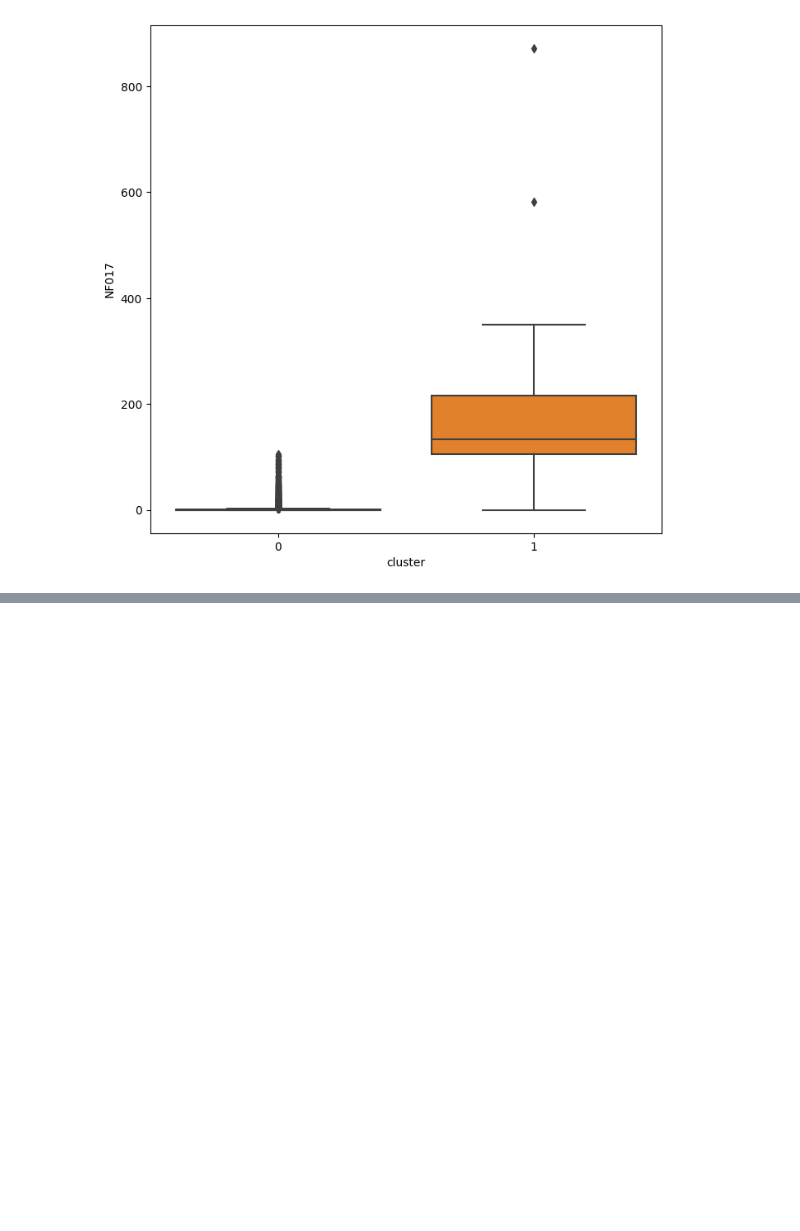
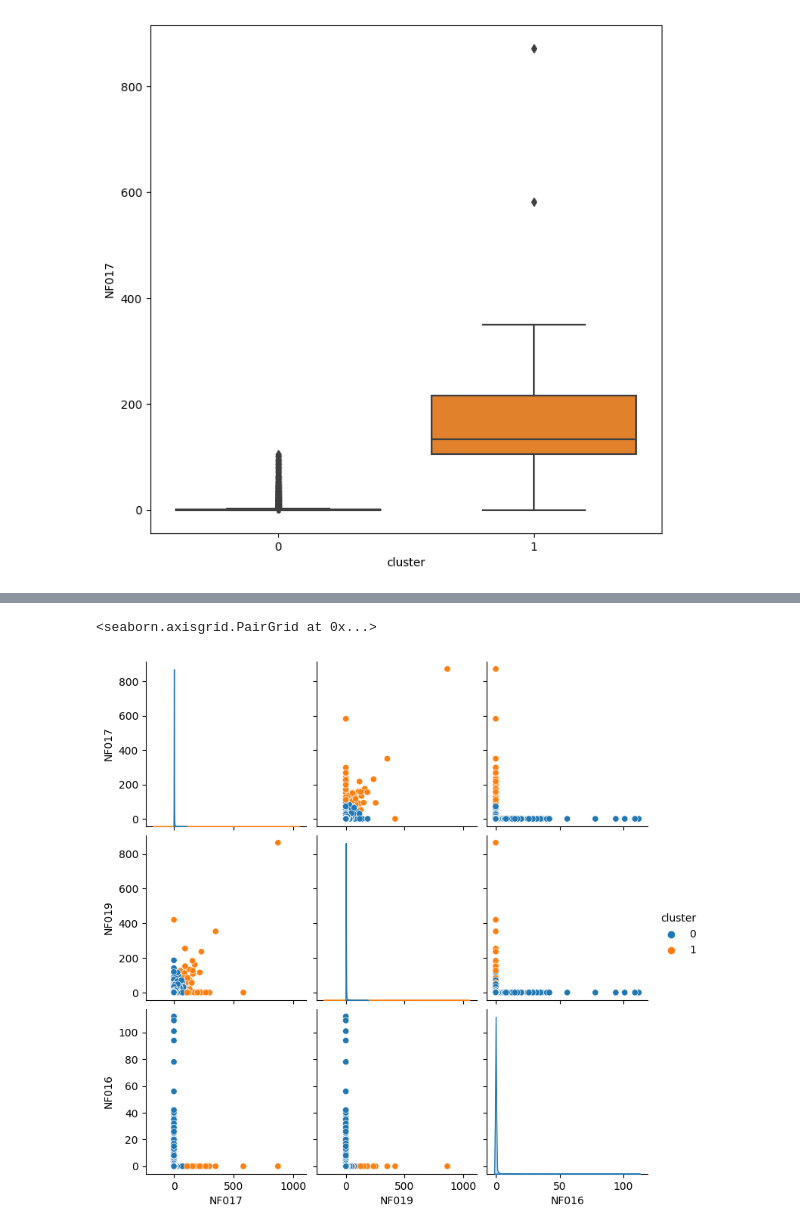
Before and after one commit to Sergio55Veliz/Sercop-DataScience, a Jupyter notebook: clustering.ipynb, the cells around one changed output, grey strips where cells are left out. Cells and saved outputs as stored; diff of their text form; code cells hidden in the pictures; blank space fills up the shorter version.

```diff
--- a/clustering.ipynb
+++ b/clustering.ipynb
@@ -329,0 +350,5 @@ sns.boxplot(data=df_clustering, x="cluster", y="NF017")
+# %%
+sns.pairplot(data=df_clustering, hue="cluster", palette="tab10")
+# %% [output]
+<seaborn.axisgrid.PairGrid at 0x...>
+[figure, added]
```
Also changed, not shown: parts of 6 cells of this notebook.
